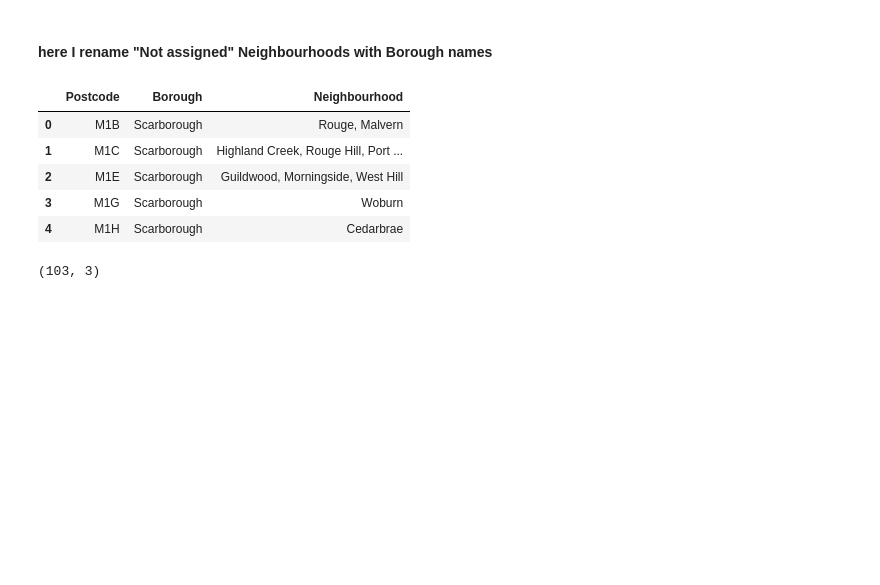
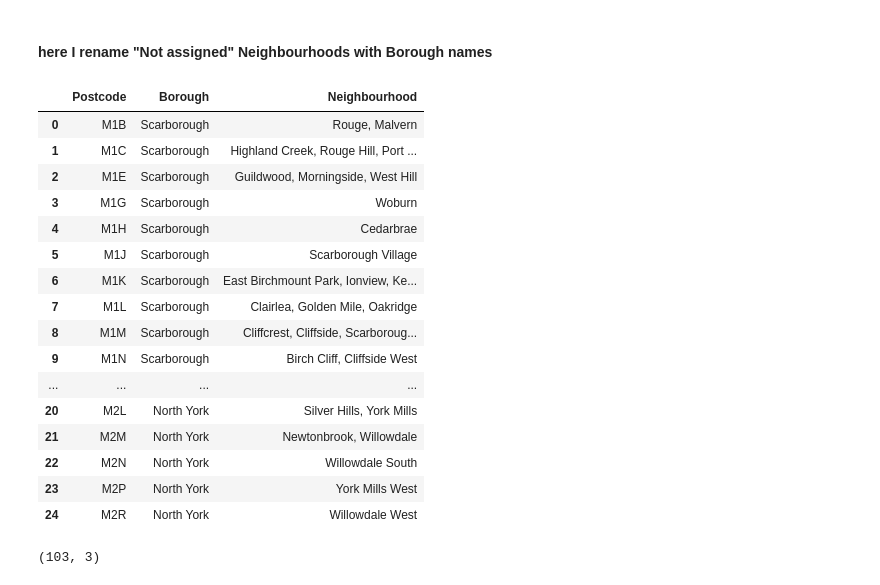
Before and after one commit to gtm1235/IBM_DS_Capstone, a Jupyter notebook: toronto_webscrape_cluster.ipynb, the cells around one changed output. Saved outputs shown, nothing was run; the diff lists cells and outputs as text; code cells hidden in the pictures; blank space fills up the shorter version.

```diff
--- a/toronto_webscrape_cluster.ipynb
+++ b/toronto_webscrape_cluster.ipynb
@@ -98,14 +98,25 @@ nb_df_combine.head()
 <h4> here I rename "Not assigned" Neighbourhoods with Borough names</h4>
 # %%
 nb_df_combine.loc[nb_df_combine['Neighbourhood']=='Not assigned', ['Neighbourhood']] = nb_df_combine['Borough']
-nb_df_combine.head()
+nb_df_combine.head(25)
 # %% [output]
 |  | Postcode | Borough | Neighbourhood |
 | 0 | M1B | Scarborough | Rouge, Malvern |
 | 1 | M1C | Scarborough | Highland Creek, Rouge Hill, Port ... |
 | 2 | M1E | Scarborough | Guildwood, Morningside, West Hill |
 | 3 | M1G | Scarborough | Woburn |
 | 4 | M1H | Scarborough | Cedarbrae |
+| 5 | M1J | Scarborough | Scarborough Village |
+| 6 | M1K | Scarborough | East Birchmount Park, Ionview, Ke... |
+| 7 | M1L | Scarborough | Clairlea, Golden Mile, Oakridge |
+| 8 | M1M | Scarborough | Cliffcrest, Cliffside, Scarboroug... |
+| 9 | M1N | Scarborough | Birch Cliff, Cliffside West |
+| ... | ... | ... | ... |
+| 20 | M2L | North York | Silver Hills, York Mills |
+| 21 | M2M | North York | Newtonbrook, Willowdale |
+| 22 | M2N | North York | Willowdale South |
+| 23 | M2P | North York | York Mills West |
+| 24 | M2R | North York | Willowdale West |
 # %%
 #Shape of the output for verifiying correct length of Datafrane
 nb_df_combine.shape
```
Also changed, not shown: parts of 1 cell of this notebook.
